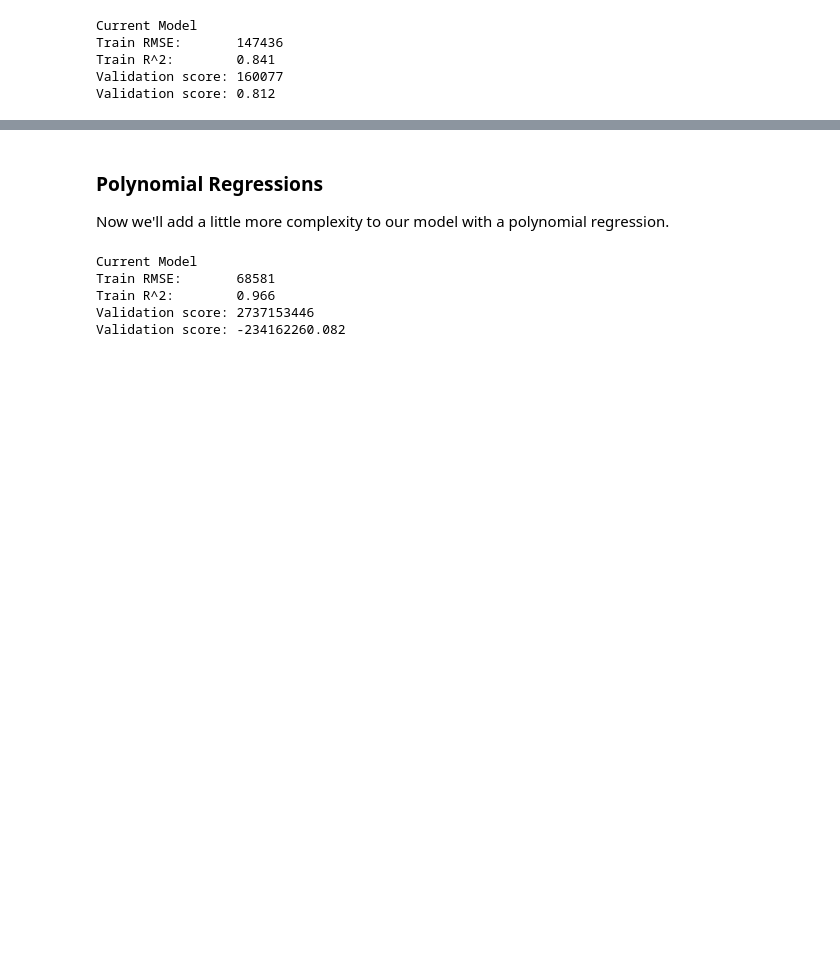
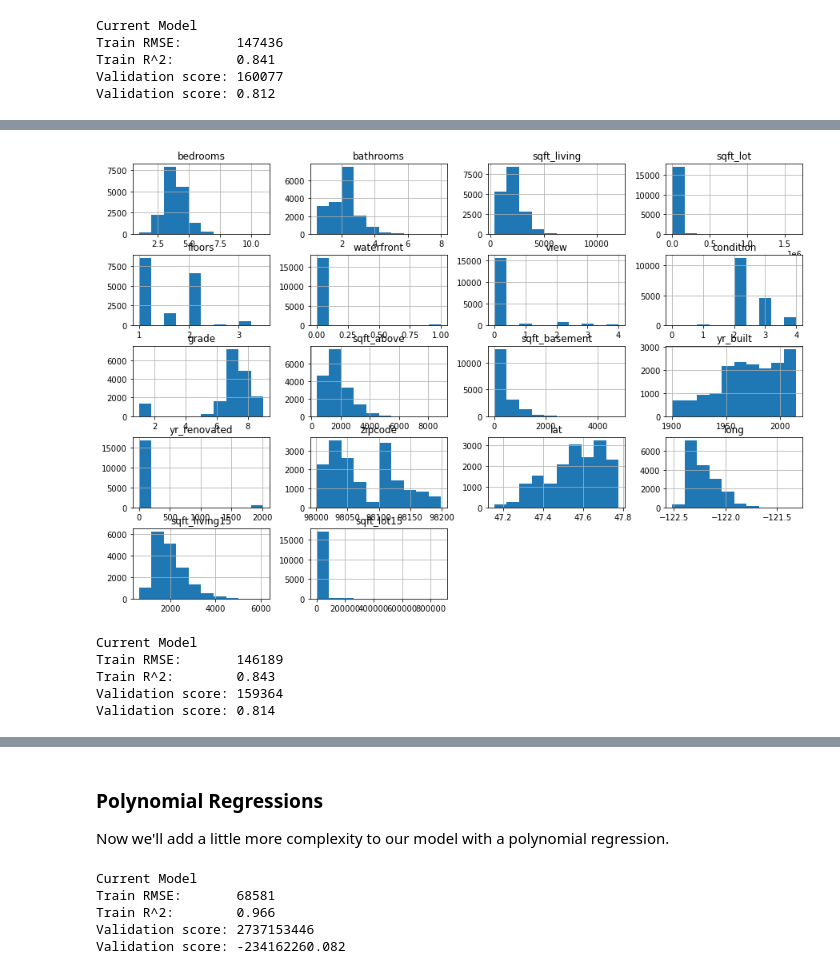
Before and after one commit to UpGoerFive/King-County-Project, a Jupyter notebook: matt.ipynb, the cells around one changed output, grey strips where cells are left out. Saved outputs shown, nothing was run; the diff lists cells and outputs as text; code cells hidden in the pictures; blank space fills up the shorter version.

```diff
--- a/matt.ipynb
+++ b/matt.ipynb
@@ -613,0 +618,4 @@ Validation score: 0.812
+# %%
+X_train.hist(figsize=(15,10));
+# %% [output]
+[figure, added]
@@ -613,0 +631,23 @@ Validation score: 0.812
+# %%
+regression = LinearRegression()
+
+scores = cross_validate(
+    estimator=regression,
+    X=X_mod,
+    y=y_mod,
+    scoring=['neg_mean_squared_error', 'r2'],
+    return_train_score=True,
+    cv=None
+)
+
+print("Current Model")
+print("Train RMSE:      ", int(round(np.sqrt(scores["train_neg_mean_squared_error"]*-1).mean())))
+print("Train R^2:       ", round(scores["train_r2"].mean(), 3))
+print("Validation score:", int(round(np.sqrt(scores["test_neg_mean_squared_error"]*-1).mean())))
+print("Validation score:", round(scores["test_r2"].mean(), 3))
+# %% [output]
+Current Model
+Train RMSE:       146189
+Train R^2:        0.843
+Validation score: 159364
+Validation score: 0.814
```
Also changed, not shown: parts of 31 cells of this notebook, 1 other file.
